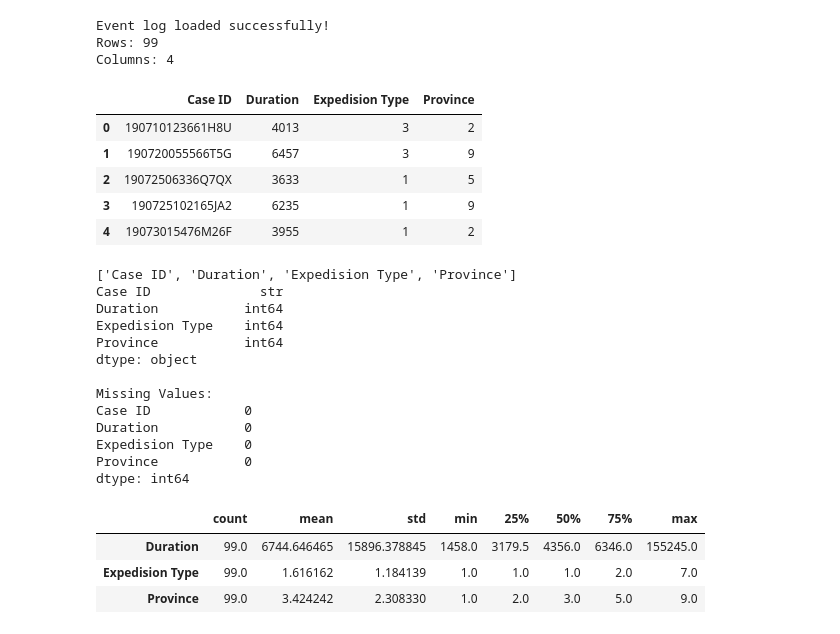
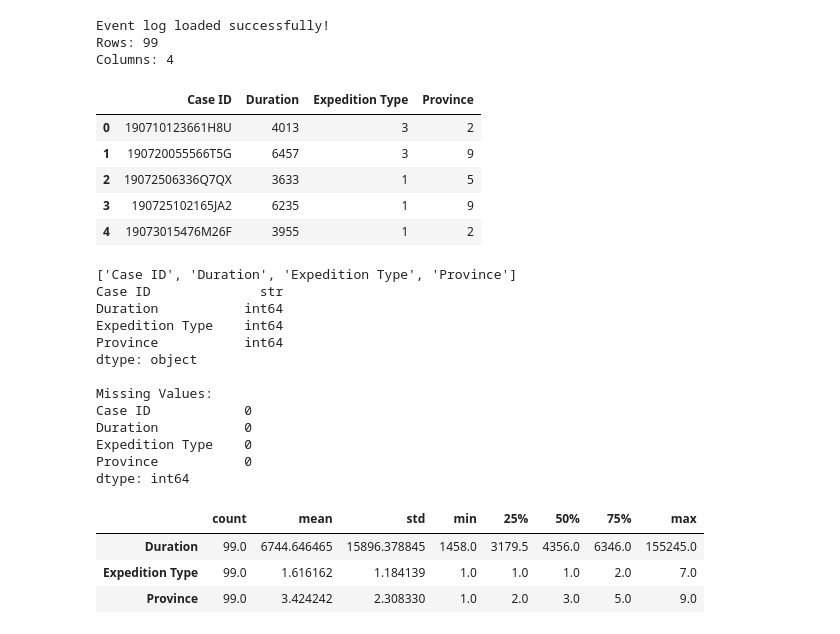
Before and after one commit to Egghead27/Process-Mining-Final-Project, a Jupyter notebook: preprocess/EDA_logistics.ipynb, the cells around one changed output. Cells and saved outputs as stored; diff of their text form; code cells hidden in the pictures.

```diff
--- a/preprocess/EDA_logistics.ipynb
+++ b/preprocess/EDA_logistics.ipynb
@@ -5,18 +5,19 @@ import matplotlib.pyplot as plt
 # %%
 logistics = Path(r"..\dataset\raw\Logistics SCM.csv")   # Event Log; ID_Case, Activity, Timestamp
 
 df = pd.read_csv(logistics, sep=",")    # Separate with ;
+df = df.rename(columns={"Expedision Type": "Expedition Type"})
 
 print("Event log loaded successfully!")
 print("Rows:", len(df))
 print("Columns:", len(df.columns))
 
 display(df.head())
 # %% [output]
 Event log loaded successfully!
 Rows: 99
 Columns: 4
-|  | Case ID | Duration | Expedision Type | Province |
+|  | Case ID | Duration | Expedition Type | Province |
 | 0 | 190710123661H8U | 4013 | 3 | 2 |
 | 1 | 190720055566T5G | 6457 | 3 | 9 |
 | 2 | 19072506336Q7QX | 3633 | 1 | 5 |
@@ -29,20 +30,20 @@ print(df.dtypes)
 print(f"\nMissing Values: \n{df.isna().sum()}")
 display(df.describe().T)
 # %% [output]
-['Case ID', 'Duration', 'Expedision Type', 'Province']
+['Case ID', 'Duration', 'Expedition Type', 'Province']
 Case ID              str
 Duration           int64
-Expedision Type    int64
+Expedition Type    int64
 Province           int64
 dtype: object
 
 Missing Values:
 Case ID            0
 Duration           0
-Expedision Type    0
+Expedition Type    0
 Province           0
 dtype: int64
 |  | count | mean | std | min | 25% | 50% | 75% | max |
 | Duration | 99.0 | 6744.646465 | 15896.378845 | 1458.0 | 3179.5 | 4356.0 | 6346.0 | 155245.0 |
-| Expedision Type | 99.0 | 1.616162 | 1.184139 | 1.0 | 1.0 | 1.0 | 2.0 | 7.0 |
+| Expedition Type | 99.0 | 1.616162 | 1.184139 | 1.0 | 1.0 | 1.0 | 2.0 | 7.0 |
 | Province | 99.0 | 3.424242 | 2.308330 | 1.0 | 2.0 | 3.0 | 5.0 | 9.0 |
```
Also changed, not shown: parts of 4 cells of this notebook.
